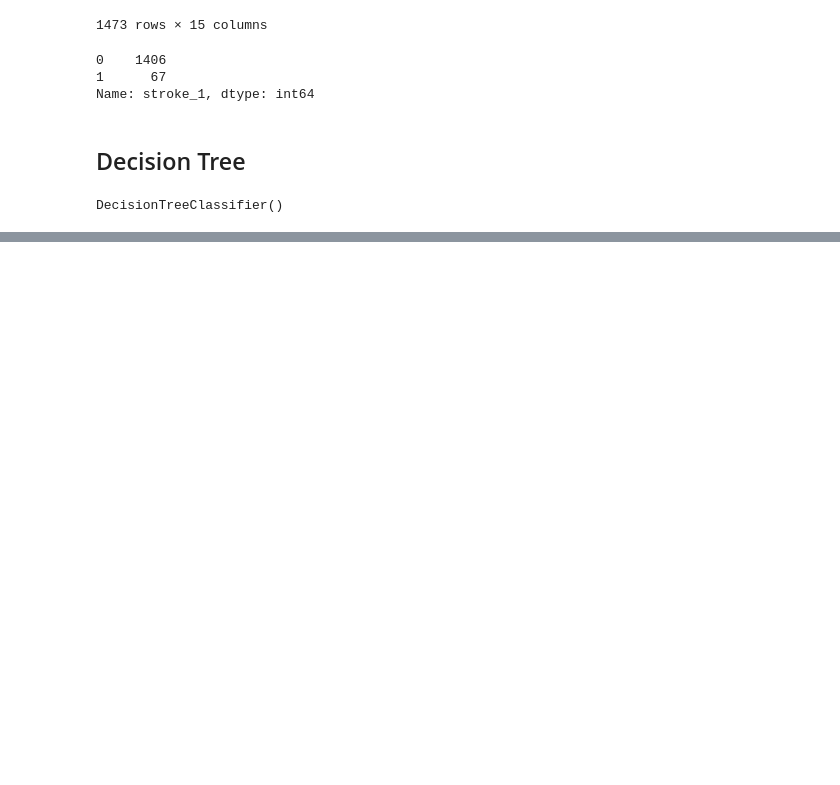
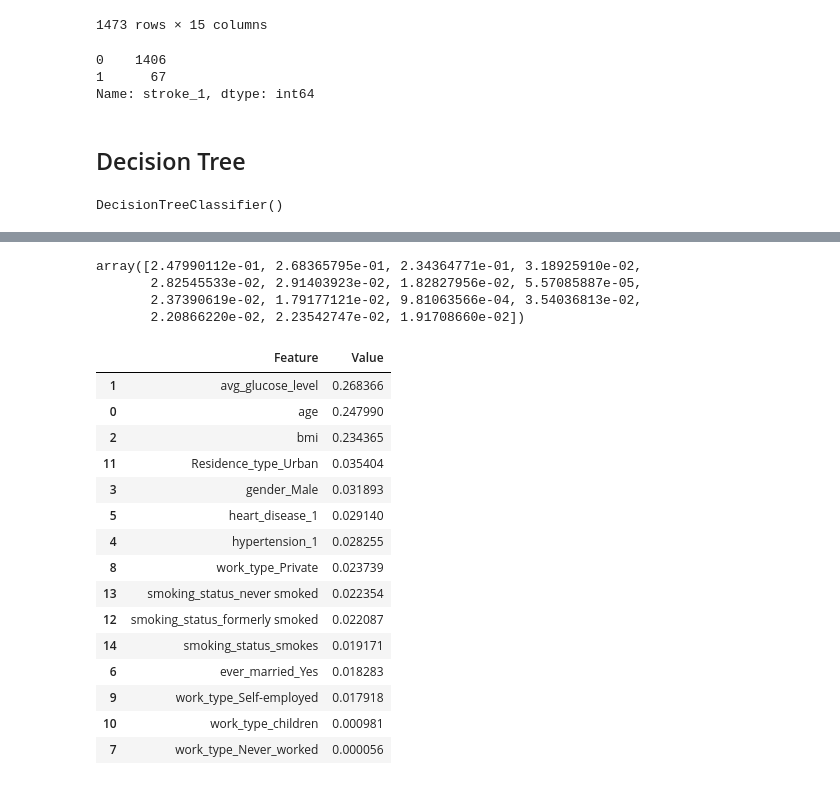
Before and after one commit to mill-ornrakorn/Stroke-Prediction, a Jupyter notebook: 2_Modeling.ipynb, the cells around one changed output, grey strips where cells are left out. Saved outputs shown, nothing was run; the diff lists cells and outputs as text; code cells hidden in the pictures; blank space fills up the shorter version.

```diff
--- a/2_Modeling.ipynb
+++ b/2_Modeling.ipynb
@@ -341,0 +400,31 @@ roc_auc_score(y_test, clf.predict_proba(X_test)[:,1])
+# %%
+importances = rf.feature_importances_
+importances
+# %% [output]
+array([2.47990112e-01, 2.68365795e-01, 2.34364771e-01, 3.18925910e-02,
+       2.82545533e-02, 2.91403923e-02, 1.82827956e-02, 5.57085887e-05,
+       2.37390619e-02, 1.79177121e-02, 9.81063566e-04, 3.54036813e-02,
+       2.20866220e-02, 2.23542747e-02, 1.91708660e-02])
+# %%
+Variable_importance = pd.DataFrame(dict(Feature=X.columns,
+                  Value=rf.feature_importances_))\
+  .sort_values(by='Value', ascending=False)
+# %%
+Variable_importance
+# %% [output]
+|  | Feature | Value |
+| 1 | avg_glucose_level | 0.268366 |
+| 0 | age | 0.247990 |
+| 2 | bmi | 0.234365 |
+| 11 | Residence_type_Urban | 0.035404 |
+| 3 | gender_Male | 0.031893 |
+| 5 | heart_disease_1 | 0.029140 |
+| 4 | hypertension_1 | 0.028255 |
+| 8 | work_type_Private | 0.023739 |
+| 13 | smoking_status_never smoked | 0.022354 |
+| 12 | smoking_status_formerly smoked | 0.022087 |
+| 14 | smoking_status_smokes | 0.019171 |
+| 6 | ever_married_Yes | 0.018283 |
+| 9 | work_type_Self-employed | 0.017918 |
+| 10 | work_type_children | 0.000981 |
+| 7 | work_type_Never_worked | 0.000056 |
```
Also changed, not shown: parts of 26 cells of this notebook.
